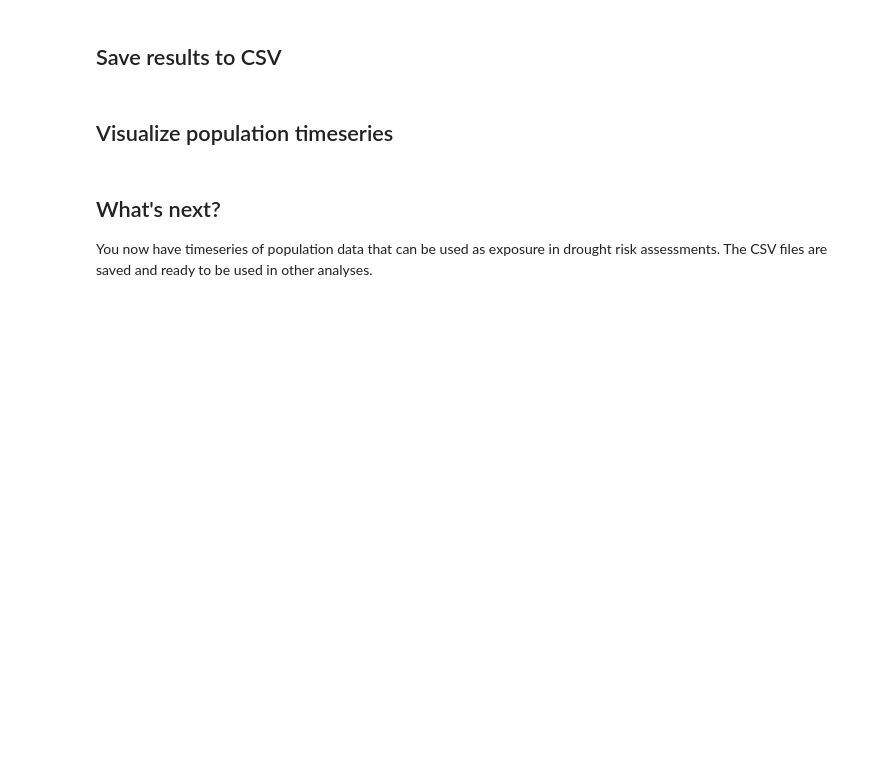
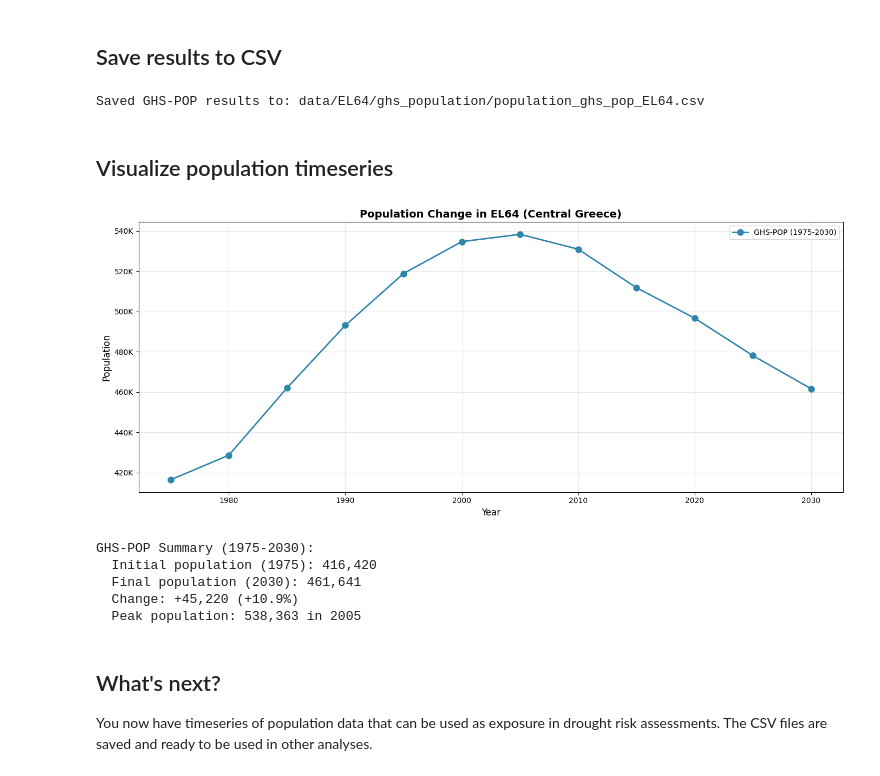
Before and after one commit to ecmwf-training/drought-exposure, a Jupyter notebook: how-to-guides/estimate_population.ipynb, the cells around one changed output. Cells and saved outputs as stored; diff of their text form; code cells hidden in the pictures; blank space fills up the shorter version.

```diff
--- a/how-to-guides/estimate_population.ipynb
+++ b/how-to-guides/estimate_population.ipynb
@@ -245,10 +316,10 @@ plt.show()
 
 We calculate the total population within the region by summing all population values within the masked area.
 # %%
-# Calculate total population for GHS-POP
+# Calculate total population for each year
 pop_results = []
 
-for i, year in enumerate(years_pop):
+for i, year in enumerate(years):
     # Get data for this year
     data = pop_region.isel(time=i)
 
@@ -264,5 +335,5 @@ for i, year in enumerate(years_pop):
     print(f"{year}: {total_pop:,.0f} people")
 
 df_pop = pd.DataFrame(pop_results)
-print(f"\nGHS-POP results:")
+print(f"\n{dataset_name} results:")
 print(df_pop)
@@ -295,54 +362,55 @@ print(df_wup)
 output_dir = data_dir / admin_id / "ghs_population"
 output_dir.mkdir(parents=True, exist_ok=True)
 
-# Save GHS-POP results
-csv_file_pop = output_dir / f"population_ghs_pop_{admin_id}.csv"
-df_pop.to_csv(csv_file_pop, index=False)
-print(f"Saved GHS-POP results to: {csv_file_pop}")
-
-# Save GHS-WUP results
-csv_file_wup = output_dir / f"population_ghs_wup_{admin_id}.csv"
-df_wup.to_csv(csv_file_wup, index=False)
-print(f"Saved GHS-WUP results to: {csv_file_wup}")
+# Save results with dataset-specific filename
+dataset_suffix = "ghs_pop" if dataset_choice == "GHS_POP" else "ghs_wup"
+csv_file = output_dir / f"population_{dataset_suffix}_{admin_id}.csv"
+df_pop.to_csv(csv_file, index=False)
+print(f"Saved {dataset_name} results to: {csv_file}")
+# %% [output]
+Saved GHS-POP results to: data/EL64/ghs_population/population_ghs_pop_EL64.csv
 # %% [markdown]
 ## Visualize population timeseries
 # %%
-# Plot both datasets together
+# Plot population timeseries
 fig, ax = plt.subplots(figsize=(14, 6))
 
 ax.plot(df_pop['year'], df_pop['population'],
-        marker='o', linewidth=2, markersize=8, label='GHS-POP (1975-2030)', color='#2E86AB')
-ax.plot(df_wup['year'], df_wup['population'],
-        marker='s', linewidth=2, markersize=8, label='GHS-WUP (1975-2100)', color='#A23B72', alpha=0.7)
+        marker='o', linewidth=2, markersize=8, label=f'{dataset_name} {year_range}', color='#2E86AB')
 
 ax.set_xlabel('Year', fontsize=12)
 ax.set_ylabel('Population', fontsize=12)
 ax.set_title(f'Population Change in {admin_id} (Central Greece)', fontsize=14, fontweight='bold')
 ax.legend(fontsize=10)
 ax.grid(True, alpha=0.3)
 
 # Format y-axis to show numbers in thousands/millions
 ax.ticklabel_format(style='plain', axis='y')
 from matplotlib.ticker import FuncFormatter
 def millions(x, pos):
     return f'{x/1e6:.1f}M' if x >= 1e6 else f'{x/1e3:.0f}K'
 ax.yaxis.set_major_formatter(FuncFormatter(millions))
 
 plt.tight_layout()
 plt.show()
+# %% [output]
+[figure, added]
 # %%
 # Summary statistics
-print("GHS-POP Summary (1975-2030):")
-print(f"  Initial population (1975): {df_pop['population'].iloc[0]:,.0f}")
-print(f"  Final population (2030): {df_pop['population'].iloc[-1]:,.0f}")
+first_year = df_pop['year'].iloc[0]
+last_year = df_pop['year'].iloc[-1]
+
+print(f"{dataset_name} Summary ({first_year:.0f}-{last_year:.0f}):")
+print(f"  Initial population ({first_year:.0f}): {df_pop['population'].iloc[0]:,.0f}")
+print(f"  Final population ({last_year:.0f}): {df_pop['population'].iloc[-1]:,.0f}")
 print(f"  Change: {df_pop['population'].iloc[-1] - df_pop['population'].iloc[0]:+,.0f} ({((df_pop['population'].iloc[-1] / df_pop['population'].iloc[0]) - 1) * 100:+.1f}%)")
 print(f"  Peak population: {df_pop['population'].max():,.0f} in {df_pop.loc[df_pop['population'].idxmax(), 'year']:.0f}")
-
-print("\nGHS-WUP Summary (1975-2100):")
-print(f"  Initial population (1975): {df_wup['population'].iloc[0]:,.0f}")
-print(f"  Final population (2100): {df_wup['population'].iloc[-1]:,.0f}")
-print(f"  Change: {df_wup['population'].iloc[-1] - df_wup['population'].iloc[0]:+,.0f} ({((df_wup['population'].iloc[-1] / df_wup['population'].iloc[0]) - 1) * 100:+.1f}%)")
-print(f"  Peak population: {df_wup['population'].max():,.0f} in {df_wup.loc[df_wup['population'].idxmax(), 'year']:.0f}")
+# %% [output]
+GHS-POP Summary (1975-2030):
+  Initial population (1975): 416,420
+  Final population (2030): 461,641
+  Change: +45,220 (+10.9%)
+  Peak population: 538,363 in 2005
 # %% [markdown]
 ## What's next?
 
```
Also changed, not shown: parts of 23 cells of this notebook, 1 other file.
